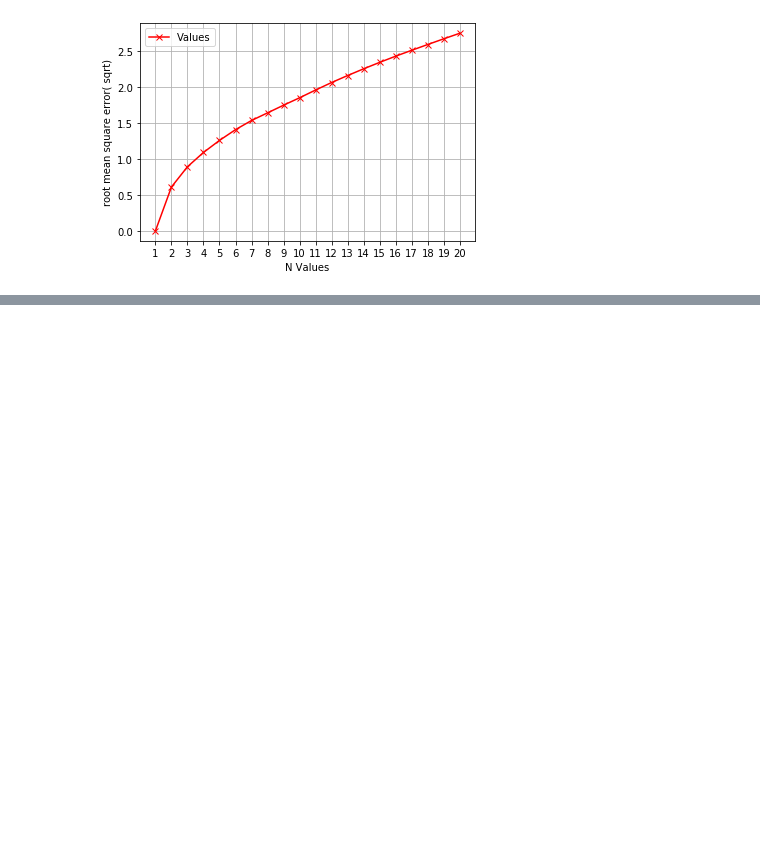
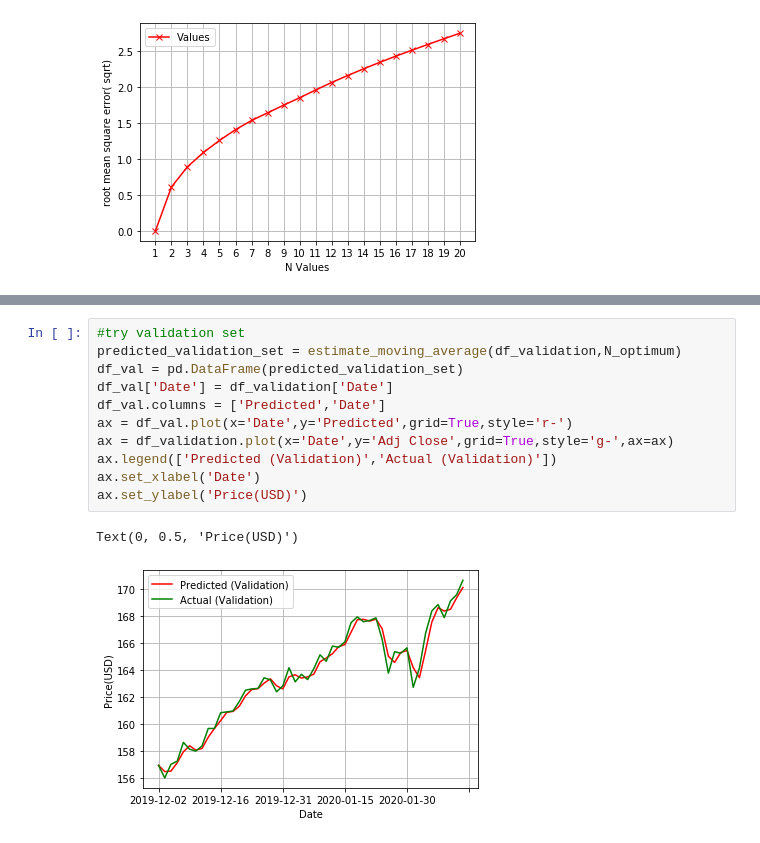
Before and after one commit to mathur15/StockPredict, a Jupyter notebook: moving_averages.ipynb, the cells around one changed output, grey strips where cells are left out. Saved outputs shown, nothing was run; the diff lists cells and outputs as text; blank space fills up the shorter version.

```diff
--- a/moving_averages.ipynb
+++ b/moving_averages.ipynb
@@ -99,0 +104,14 @@ ax.legend(['predicted (N=2)','actual','predicted(N=3)'])
+# %%
+#try validation set
+predicted_validation_set = estimate_moving_average(df_validation,N_optimum)
+df_val = pd.DataFrame(predicted_validation_set)
+df_val['Date'] = df_validation['Date']
+df_val.columns = ['Predicted','Date']
+ax = df_val.plot(x='Date',y='Predicted',grid=True,style='r-')
+ax = df_validation.plot(x='Date',y='Adj Close',grid=True,style='g-',ax=ax)
+ax.legend(['Predicted (Validation)','Actual (Validation)'])
+ax.set_xlabel('Date')
+ax.set_ylabel('Price(USD)')
+# %% [output]
+Text(0, 0.5, 'Price(USD)')
+[figure, added]
```
Also changed, not shown: parts of 2 cells of this notebook.
